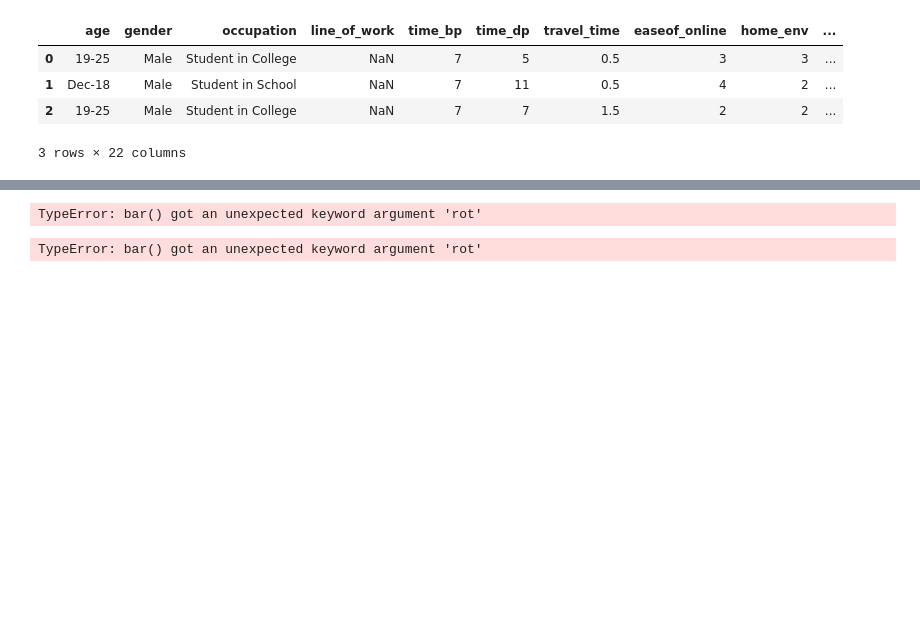
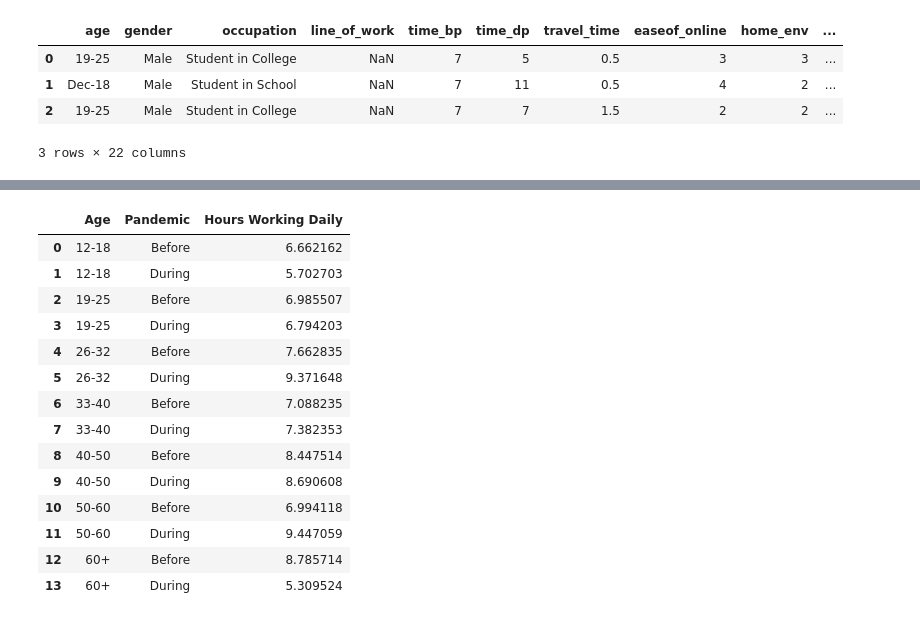
Before and after one commit to nicholasjernigan/nicholasjernigan.github.io, a Jupyter notebook: product_generator/graph_generator.ipynb, the cells around one changed output, grey strips where cells are left out. Saved outputs shown, nothing was run; the diff lists cells and outputs as text; code cells hidden in the pictures; blank space fills up the shorter version.

```diff
--- a/product_generator/graph_generator.ipynb
+++ b/product_generator/graph_generator.ipynb
@@ -112,19 +54,22 @@ grouped_data_age
-# %%
-grouped_data_age.plot.bar(rot=0)
-# %% [output]
-TypeError: bar() got an unexpected keyword argument 'rot'
-# %%
-import matplotlib.pyplot as plt
-import pandas as pd
-times = pd.date_range('2018-09-01', periods=7, freq='5D')
-yesSeries = pd.Series([1800,2000,3000,1000,2000,1500,1700], index=times)
-nodSeries = pd.Series([200,500,700,600,300,50,0], index=times)
-
-df = pd.DataFrame({"Example one":yesSeries,"Example two":nodSeries})
-ax = df.plot.bar(color=["SkyBlue","IndianRed"], rot=0, title="Epic Graph\nAnother Line! Whoa")
-ax.set_xlabel("date")
-ax.set_ylabel("counts")
-ax.xaxis.set_major_formatter(plt.FixedFormatter(times.strftime("%b %d %Y")))
-plt.show()
-# %% [output]
-TypeError: bar() got an unexpected keyword argument 'rot'
+# %%
+sns_grouped_age_data = grouped_data_age
+sns_grouped_age_data = sns_grouped_age_data.stack().reset_index()
+sns_grouped_age_data = sns_grouped_age_data.rename({'age':'Age','level_1':'Pandemic',0:'Hours Working Daily'}, axis=1)
+sns_grouped_age_data = sns_grouped_age_data.replace({'time_bp':'Before','time_dp':'During'})
+sns_grouped_age_data
+# %% [output]
+|  | Age | Pandemic | Hours Working Daily |
+| 0 | 12-18 | Before | 6.662162 |
+| 1 | 12-18 | During | 5.702703 |
+| 2 | 19-25 | Before | 6.985507 |
+| 3 | 19-25 | During | 6.794203 |
+| 4 | 26-32 | Before | 7.662835 |
+| 5 | 26-32 | During | 9.371648 |
+| 6 | 33-40 | Before | 7.088235 |
+| 7 | 33-40 | During | 7.382353 |
+| 8 | 40-50 | Before | 8.447514 |
+| 9 | 40-50 | During | 8.690608 |
+| 10 | 50-60 | Before | 6.994118 |
+| 11 | 50-60 | During | 9.447059 |
+| 12 | 60+ | Before | 8.785714 |
+| 13 | 60+ | During | 5.309524 |
```
Also changed, not shown: parts of 6 cells of this notebook.
